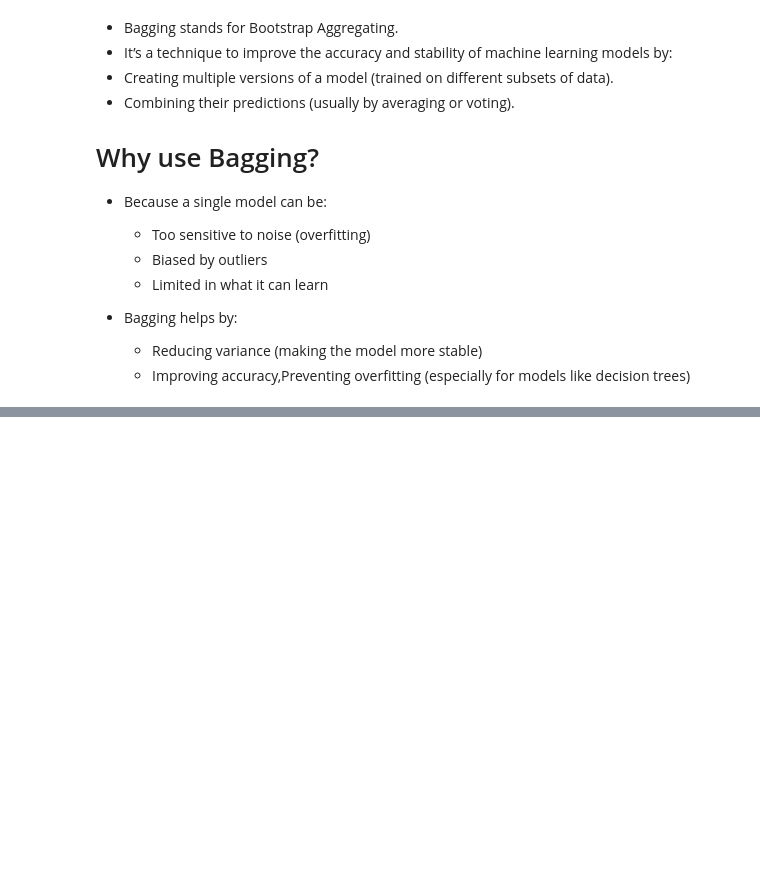
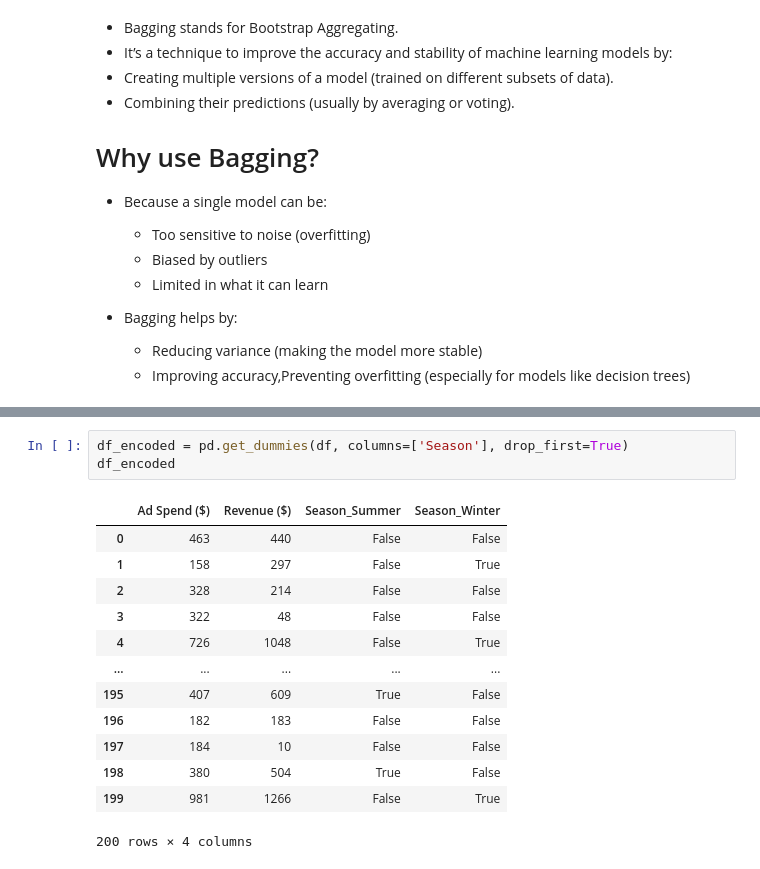
Before and after one commit to Shanmukh15501/DSML_PRACTISE_FILES, a Jupyter notebook: ML/Ensemble/session1.ipynb, the cells around one changed output, grey strips where cells are left out. Cells and saved outputs as stored; diff of their text form; blank space fills up the shorter version.

```diff
--- a/ML/Ensemble/session1.ipynb
+++ b/ML/Ensemble/session1.ipynb
@@ -252,0 +336,17 @@ print(finalpred_after_wt[0])
+# %%
+df_encoded = pd.get_dummies(df, columns=['Season'], drop_first=True)
+df_encoded
+# %% [output]
+|  | Ad Spend ($) | Revenue ($) | Season_Summer | Season_Winter |
+| 0 | 463 | 440 | False | False |
+| 1 | 158 | 297 | False | True |
+| 2 | 328 | 214 | False | False |
+| 3 | 322 | 48 | False | False |
+| 4 | 726 | 1048 | False | True |
+| ... | ... | ... | ... | ... |
+| 195 | 407 | 609 | True | False |
+| 196 | 182 | 183 | False | False |
+| 197 | 184 | 10 | False | False |
+| 198 | 380 | 504 | True | False |
+| 199 | 981 | 1266 | False | True |
+200 rows × 4 columns
```
Also changed, not shown: parts of 17 cells of this notebook, 2 other files.
